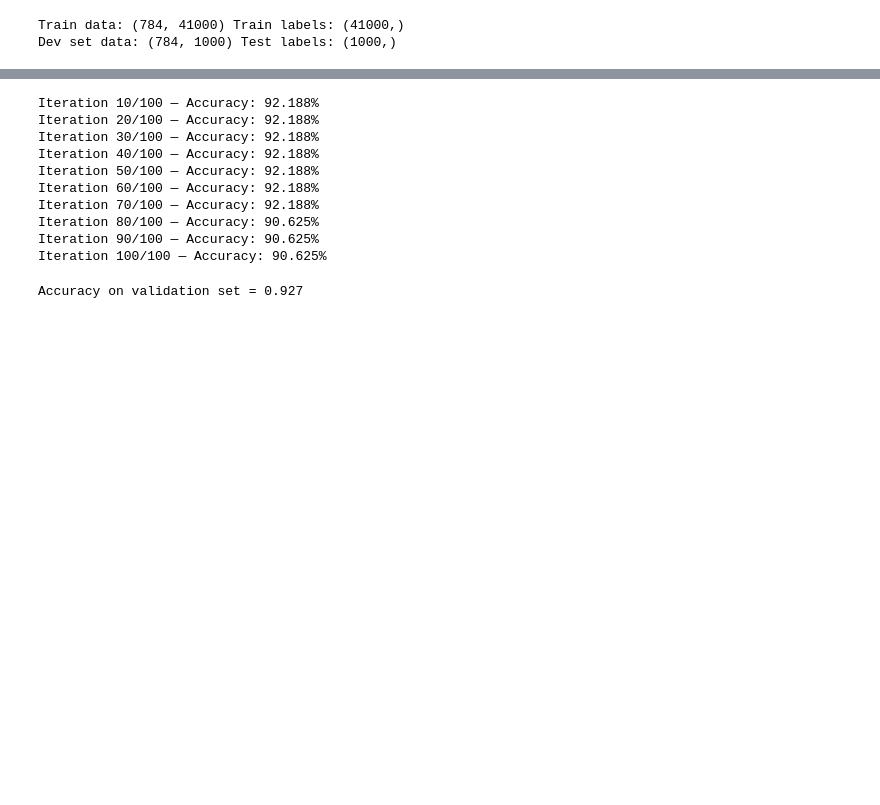
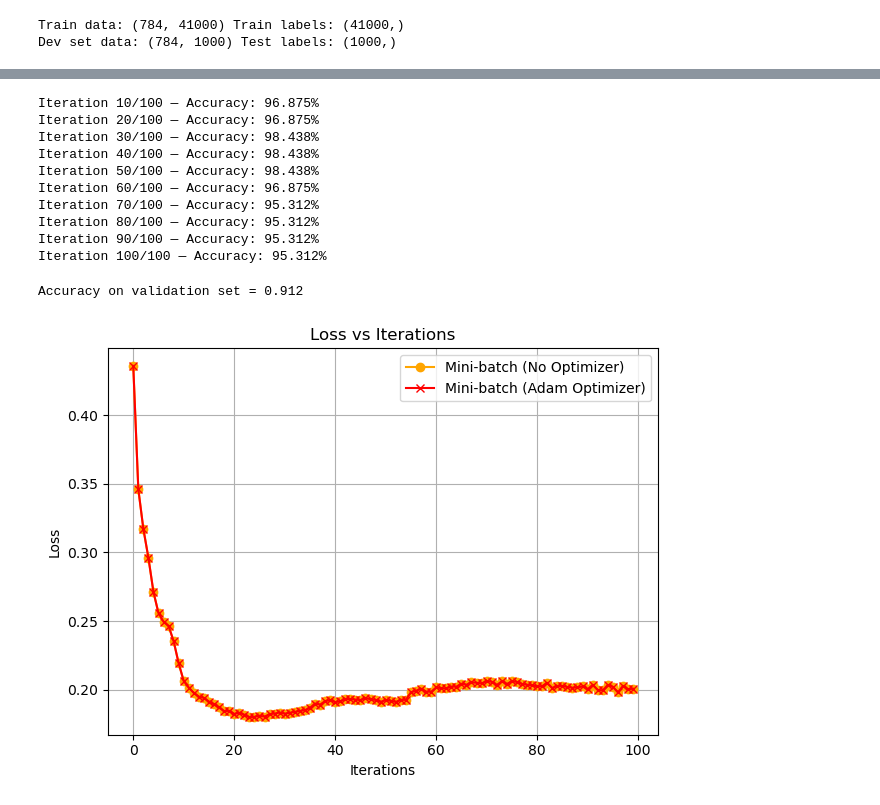
Before and after one commit to ChaitanyaS2104/Neural_Network_Scratch, a Jupyter notebook: NN.ipynb, the cells around one changed output, grey strips where cells are left out. Saved outputs shown, nothing was run; the diff lists cells and outputs as text; code cells hidden in the pictures; blank space fills up the shorter version.

Commit message:
Add plot

```diff
--- a/NN.ipynb
+++ b/NN.ipynb
@@ -97,10 +97,17 @@ def get_predictions(A2):
 def get_accuracy(predictions, Y):
     return np.sum(predictions == Y)/Y.size
 
+def get_loss(A2, Y):
+    one_hot_Y = one_hot(Y)
+    epsilon = 1e-8  # to avoid log(0)
+    loss = - np.sum(one_hot_Y * np.log(A2 + epsilon)) / len(Y)
+    return loss
+
 def gradient_descent(X, Y, alpha, iterations, batch_size, lambda_):
     size , m = X.shape
     back_props = math.floor(m // batch_size)
     W1, b1, W2, b2 = init_params(size)
+    loss_history = []
     for i in range(iterations):
         # Mini batch gradient descent
         for j in range(back_props):
@@ -114,13 +121,13 @@ def gradient_descent(X, Y, alpha, iterations, batch_size, lambda_):
             dW1, db1, dW2, db2 = backward_propagation(X_batch, Y_batch, A1, A2, W2, W1, Z1, batch_size, lambda_)
 
             W1, b1, W2, b2 = update_params(alpha, W1, b1, W2, b2, dW1, db1, dW2, db2)
-
+        loss_history.append(get_loss(A2, Y_batch))
         if (i+1) % int(iterations/10) == 0:
             print(f"Iteration: {i+1} / {iterations}")
             prediction = get_predictions(A2)
             print(f'{get_accuracy(prediction, Y_batch):.3%}')
-    return W1, b1, W2, b2
+    return W1, b1, W2, b2, loss_history
 # %%
-W1, b1, W2, b2 = gradient_descent(X_train, Y_train, 0.15, 100, batch_size=64, lambda_= 0.001)
+W1, b1, W2, b2, loss_history = gradient_descent(X_train, Y_train, alpha=0.15, iterations=100, batch_size=64, lambda_= 0.001)
 # %% [output]
 Iteration: 10 / 100
@@ -210,7 +217,7 @@ def adam_optimiser(dW1, db1, dW2, db2,
 def gradient_descent_with_adam(X, Y, alpha, iterations, batch_size, lambda_):
     size, m = X.shape
     back_props = math.floor(m // batch_size)
-
+    loss_history_adam = []
     # Initialize weights and biases
     W1, b1, W2, b2 = init_params(size)
 
@@ -250,31 +257,44 @@ def gradient_descent_with_adam(X, Y, alpha, iterations, batch_size, lambda_):
 
             # Update parameters
             W1, b1, W2, b2 = update_params(alpha, W1, b1, W2, b2, dW1_, db1_, dW2_, db2_)
-
             t += 1  # increment Adam timestep
 
+        loss_history_adam.append(get_loss(A2, Y_batch))
         # Print accuracy every 10% progress
         if (i + 1) % (iterations // 10) == 0:
             prediction = get_predictions(A2)
             print(f"Iteration {i+1}/{iterations} — Accuracy: {get_accuracy(prediction, Y_batch):.3%}")
 
-    return W1, b1, W2, b2
+    return W1, b1, W2, b2,  loss_history
 # %%
-W1_adam, b1_adam, W2_adam, b2_adam = gradient_descent_with_adam(X_train, Y_train, 0.001, 100, batch_size=64, lambda_= 0.0001)
+W1_adam, b1_adam, W2_adam, b2_adam, loss_history_adam = gradient_descent_with_adam(X_train, Y_train, alpha=0.001, iterations=100, batch_size=64, lambda_= 0.0001)
 # %% [output]
-Iteration 10/100 — Accuracy: 92.188%
-Iteration 20/100 — Accuracy: 92.188%
-Iteration 30/100 — Accuracy: 92.188%
-Iteration 40/100 — Accuracy: 92.188%
-Iteration 50/100 — Accuracy: 92.188%
-Iteration 60/100 — Accuracy: 92.188%
-Iteration 70/100 — Accuracy: 92.188%
-Iteration 80/100 — Accuracy: 90.625%
-Iteration 90/100 — Accuracy: 90.625%
-Iteration 100/100 — Accuracy: 90.625%
+Iteration 10/100 — Accuracy: 96.875%
+Iteration 20/100 — Accuracy: 96.875%
+Iteration 30/100 — Accuracy: 98.438%
+Iteration 40/100 — Accuracy: 98.438%
+Iteration 50/100 — Accuracy: 98.438%
+Iteration 60/100 — Accuracy: 96.875%
+Iteration 70/100 — Accuracy: 95.312%
+Iteration 80/100 — Accuracy: 95.312%
+Iteration 90/100 — Accuracy: 95.312%
+Iteration 100/100 — Accuracy: 95.312%
 # %%
 X_dev_scaled = X_dev / 255
 Y_dev_pred = make_predictions(X_dev_scaled, W1_adam, b1_adam, W2_adam, b2_adam)
 print(f'Accuracy on validation set = {get_accuracy(Y_dev_pred, Y_dev)}')
 # %% [output]
-Accuracy on validation set = 0.927
+Accuracy on validation set = 0.912
+# %%
+# Plot
+plt.plot(np.arange(len(loss_history)), loss_history, label='Mini-batch (No Optimizer)', marker='o', color='orange')
+plt.plot(np.arange(len(loss_history_adam)), loss_history_adam, label='Mini-batch (Adam Optimizer)', marker='x', color='red')
+plt.xlabel('Iterations')
+plt.ylabel('Loss')
+plt.title('Loss vs Iterations')
+plt.legend()
+plt.grid(True)
+plt.tight_layout()
+plt.show()
+# %% [output]
+[figure, added]
```
Also changed, not shown: parts of 3 cells of this notebook.
